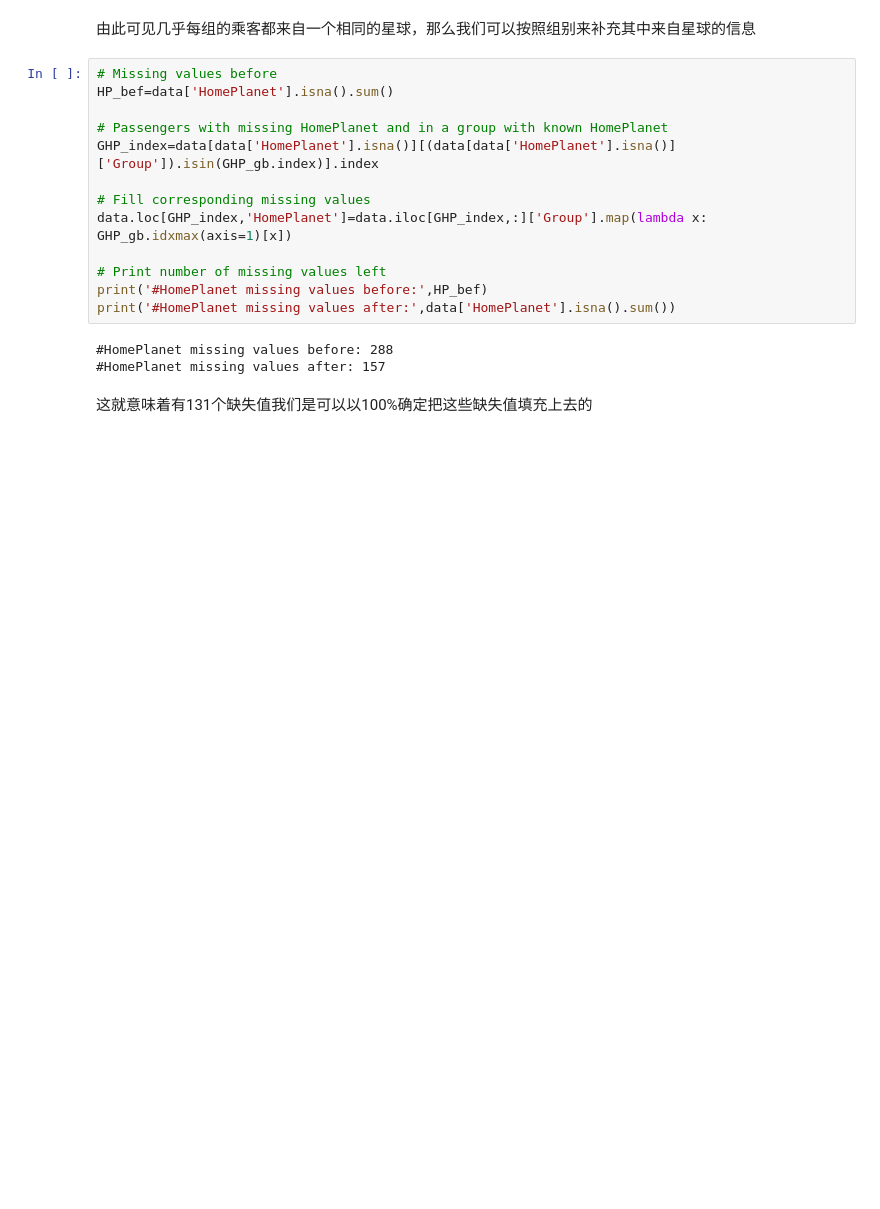
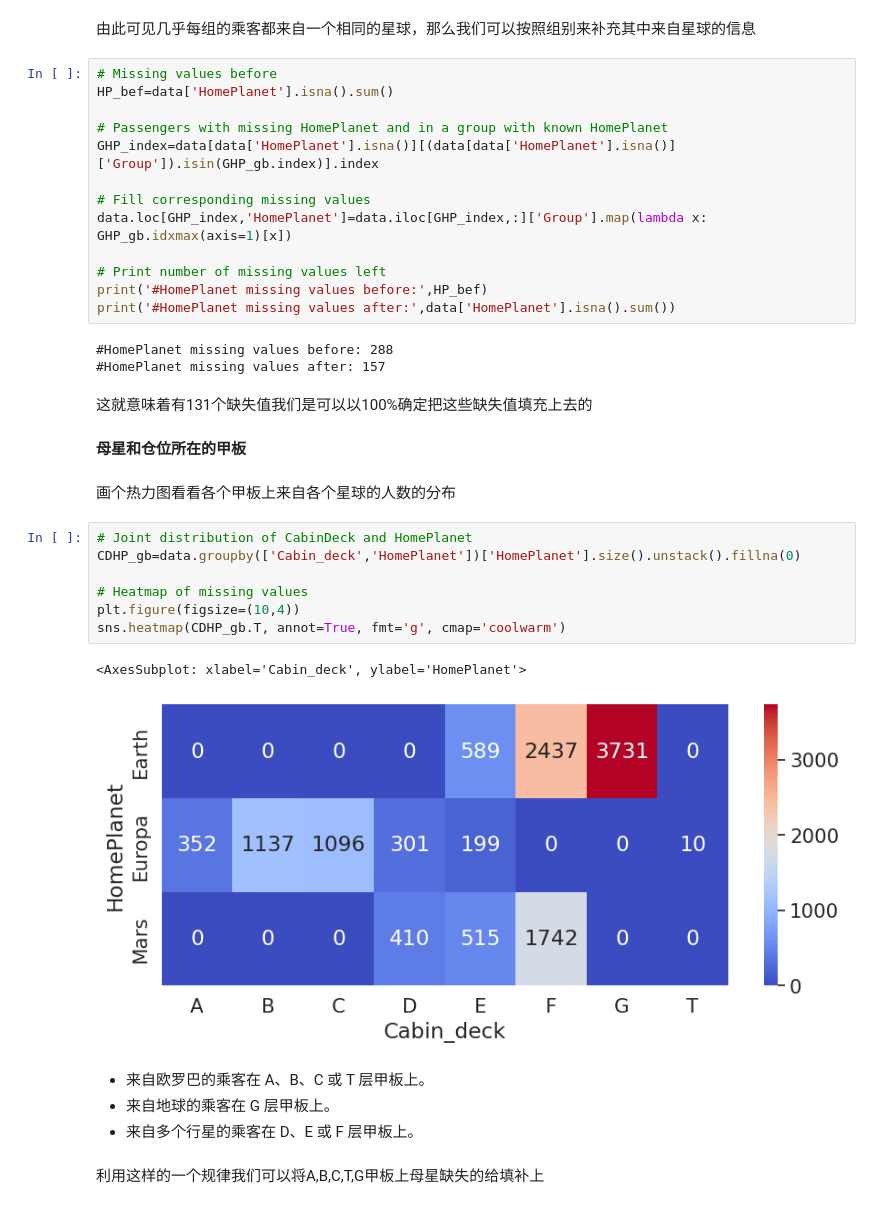
Before and after one commit to CambridgeZ/DataMining_Course_experiment, a Jupyter notebook: 大作业/datamining-homework.ipynb, the cells around one changed output. Saved outputs shown, nothing was run; the diff lists cells and outputs as text; blank space fills up the shorter version.

```diff
--- a/大作业/datamining-homework.ipynb
+++ b/大作业/datamining-homework.ipynb
@@ -640,3 +640,23 @@ print('#HomePlanet missing values after:',data['HomePlanet'].isna().sum())
 #HomePlanet missing values after: 157
 # %% [markdown]
 这就意味着有131个缺失值我们是可以以100%确定把这些缺失值填充上去的
+# %% [markdown]
+**母星和仓位所在的甲板**
+# %% [markdown]
+画个热力图看看各个甲板上来自各个星球的人数的分布
+# %%
+# Joint distribution of CabinDeck and HomePlanet
+CDHP_gb=data.groupby(['Cabin_deck','HomePlanet'])['HomePlanet'].size().unstack().fillna(0)
+
+# Heatmap of missing values
+plt.figure(figsize=(10,4))
+sns.heatmap(CDHP_gb.T, annot=True, fmt='g', cmap='coolwarm')
+# %% [output]
+<AxesSubplot: xlabel='Cabin_deck', ylabel='HomePlanet'>
+[figure, added]
+# %% [markdown]
+* 来自欧罗巴的乘客在 A、B、C 或 T 层甲板上。
+* 来自地球的乘客在 G 层甲板上。
+* 来自多个行星的乘客在 D、E 或 F 层甲板上。
+# %% [markdown]
+利用这样的一个规律我们可以将A,B,C,T,G甲板上母星缺失的给填补上
```
Also changed, not shown: parts of 16 cells of this notebook.
